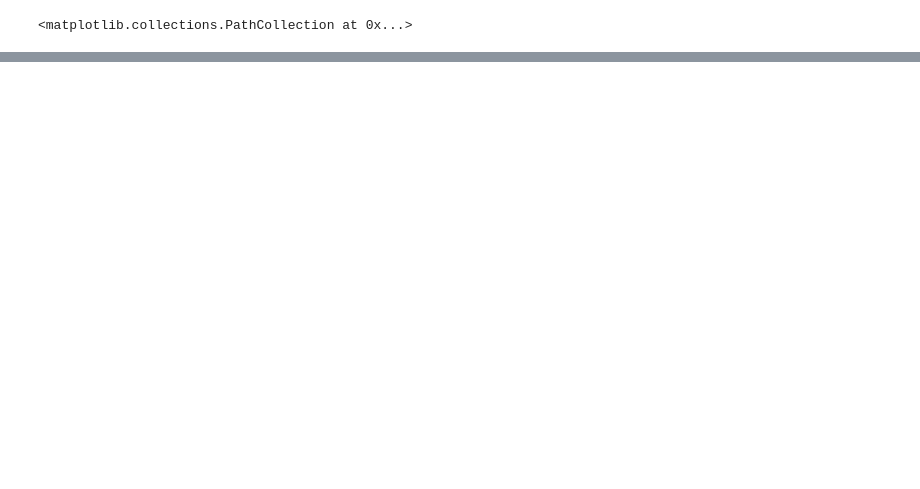
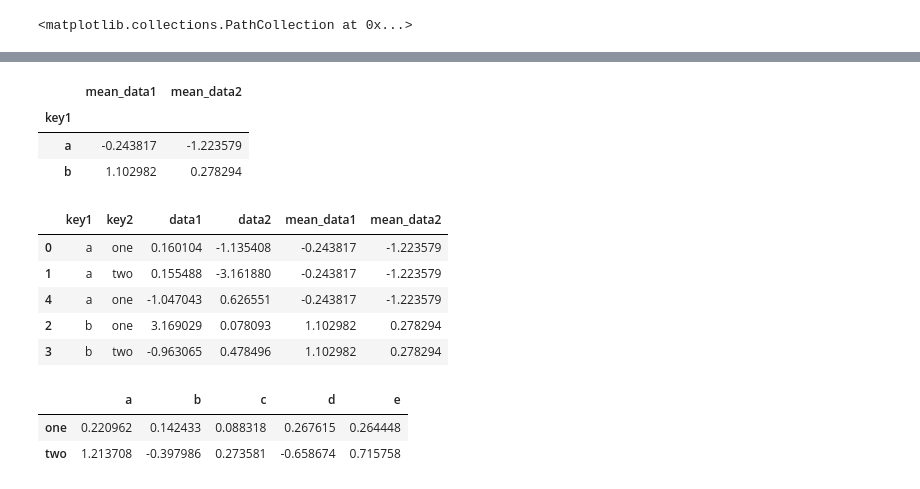
Before and after one commit to flybetter/handson_demo, a Jupyter notebook: data_analysis/data_matplotlib.ipynb, the cells around one changed output, grey strips where cells are left out. Cells and saved outputs as stored; diff of their text form; code cells hidden in the pictures; blank space fills up the shorter version.

```diff
--- a/data_analysis/data_matplotlib.ipynb
+++ b/data_analysis/data_matplotlib.ipynb
@@ -123,0 +363,25 @@ values.plot(kind='kde',style='k--')
+# %%
+k1_means=df.groupby('key1').mean().add_prefix('mean_')
+# %%
+k1_means
+# %% [output]
+|  | mean_data1 | mean_data2 |
+| key1 |  |  |
+| a | -0.243817 | -1.223579 |
+| b | 1.102982 | 0.278294 |
+# %%
+pd.merge(df,k1_means,left_on='key1',right_index=True)
+# %% [output]
+|  | key1 | key2 | data1 | data2 | mean_data1 | mean_data2 |
+| 0 | a | one | 0.160104 | -1.135408 | -0.243817 | -1.223579 |
+| 1 | a | two | 0.155488 | -3.161880 | -0.243817 | -1.223579 |
+| 4 | a | one | -1.047043 | 0.626551 | -0.243817 | -1.223579 |
+| 2 | b | one | 3.169029 | 0.078093 | 1.102982 | 0.278294 |
+| 3 | b | two | -0.963065 | 0.478496 | 1.102982 | 0.278294 |
+# %%
+key=['one','two','one','two','one']
+people.groupby(key).mean()
+# %% [output]
+|  | a | b | c | d | e |
+| one | 0.220962 | 0.142433 | 0.088318 | 0.267615 | 0.264448 |
+| two | 1.213708 | -0.397986 | 0.273581 | -0.658674 | 0.715758 |
```
Also changed, not shown: parts of 47 cells of this notebook.
